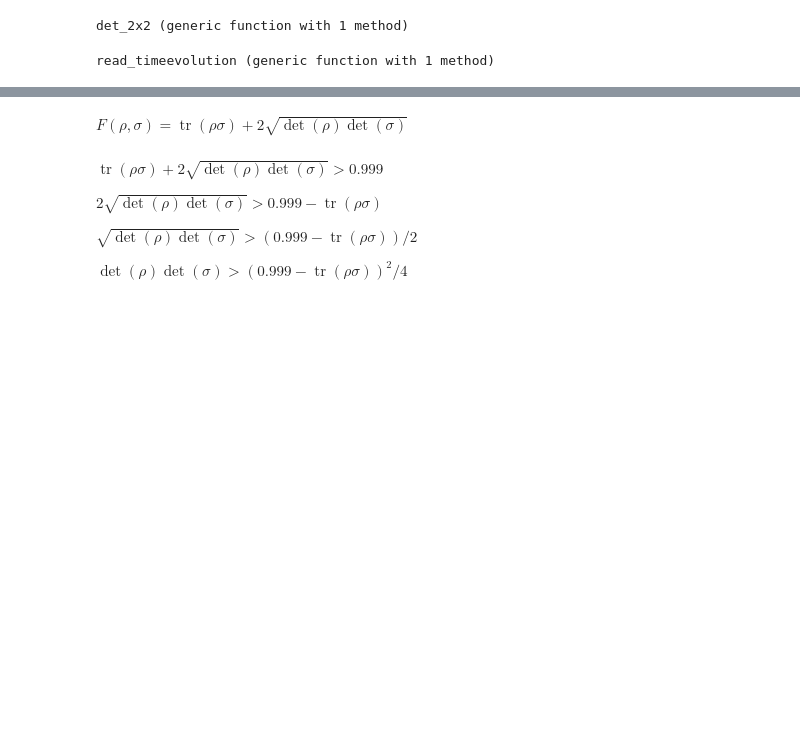
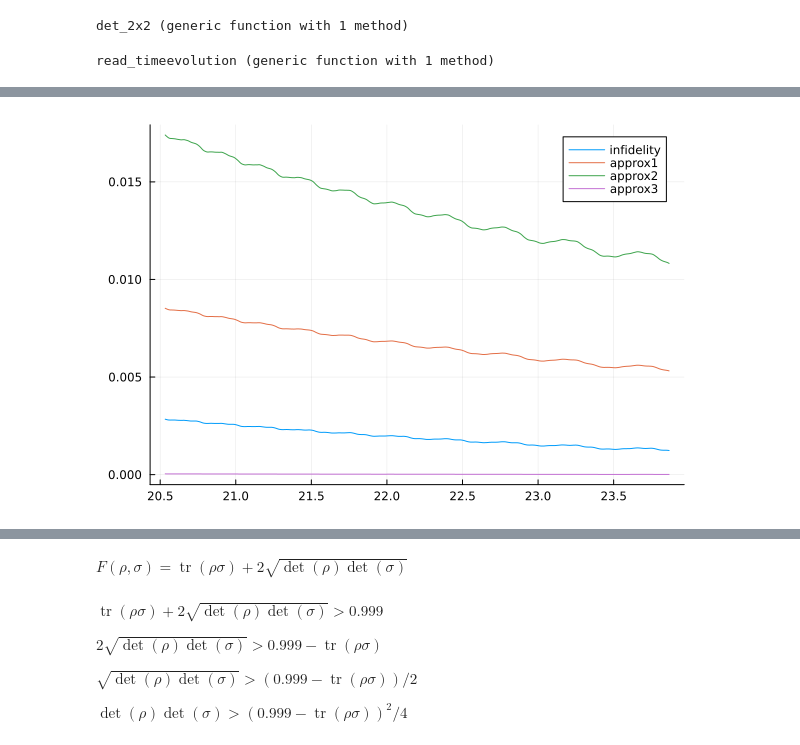
Before and after one commit to zpopovych/OQSID-thesis, a Jupyter notebook: BlackBox/Qubit_Fidelity.ipynb, the cells around one changed output, grey strips where cells are left out. Saved outputs shown, nothing was run; the diff lists cells and outputs as text; code cells hidden in the pictures; blank space fills up the shorter version.

```diff
--- a/BlackBox/Qubit_Fidelity.ipynb
+++ b/BlackBox/Qubit_Fidelity.ipynb
@@ -55,0 +107,7 @@ tʸ, ρʸ = read_timeevolution(file_name, "B4", γ);
+# %%
+plot(tˣ[end-500:end], infid[end-500:end],  label = "infidelity")
+plot!(tˣ[end-500:end], a1[end-500:end],  label = "approx1")
+plot!(tˣ[end-500:end], a2[end-500:end],  label = "approx2")
+plot!(tˣ[end-500:end], a3[end-500:end],  label = "approx3")
+# %% [output]
+[figure, added]
```
Also changed, not shown: parts of 15 cells of this notebook, 8 other files.
